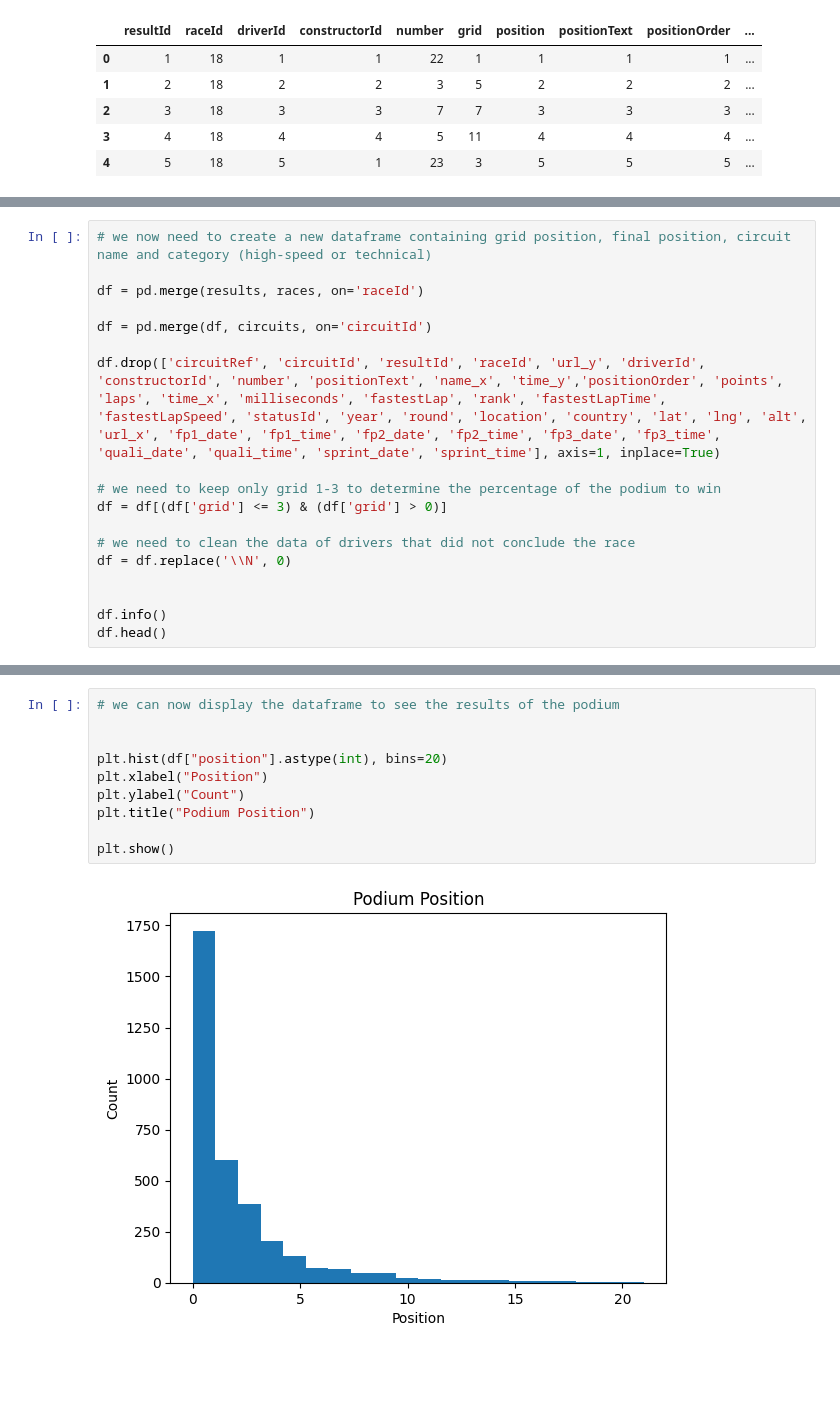
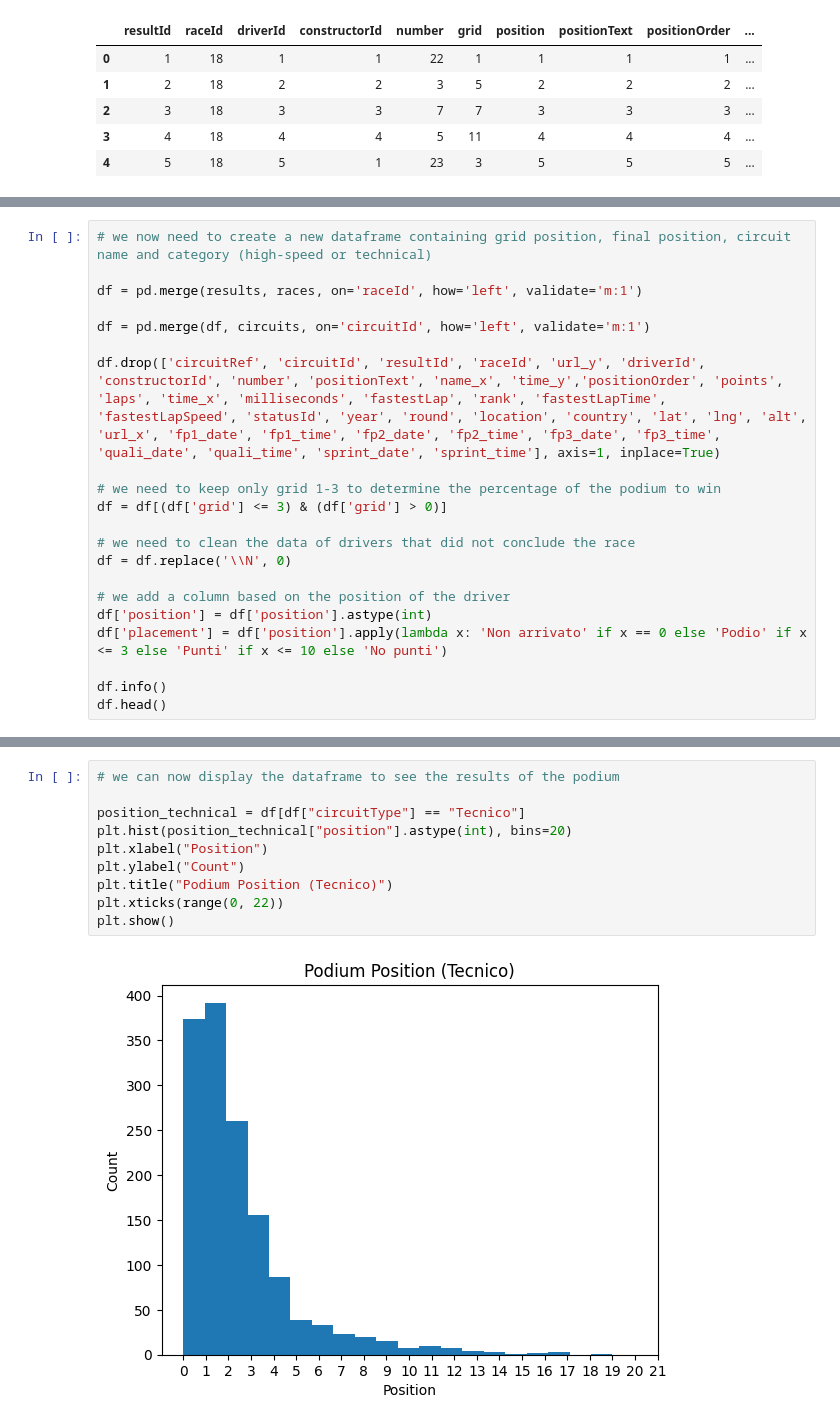
Before and after one commit to Agovvvvv/Formula-1-analysis, a Jupyter notebook: progetto.ipynb, the cells around one changed output, grey strips where cells are left out. Drawn from its saved outputs; the diff is of its cells as text; blank space fills up the shorter version.

```diff
--- a/progetto.ipynb
+++ b/progetto.ipynb
@@ -79,9 +104,9 @@ dtype: int64
 # %%
 # we now need to create a new dataframe containing grid position, final position, circuit name and category (high-speed or technical)
 
-df = pd.merge(results, races, on='raceId')
+df = pd.merge(results, races, on='raceId', how='left', validate='m:1')
 
-df = pd.merge(df, circuits, on='circuitId')
+df = pd.merge(df, circuits, on='circuitId', how='left', validate='m:1')
 
 df.drop(['circuitRef', 'circuitId', 'resultId', 'raceId', 'url_y', 'driverId', 'constructorId', 'number', 'positionText', 'name_x', 'time_y','positionOrder', 'points', 'laps', 'time_x', 'milliseconds', 'fastestLap', 'rank', 'fastestLapTime', 'fastestLapSpeed', 'statusId', 'year', 'round', 'location', 'country', 'lat', 'lng', 'alt', 'url_x', 'fp1_date', 'fp1_time', 'fp2_date', 'fp2_time', 'fp3_date', 'fp3_time', 'quali_date', 'quali_time', 'sprint_date', 'sprint_time'], axis=1, inplace=True)
 
@@ -91,6 +116,9 @@ df = df[(df['grid'] <= 3) & (df['grid'] > 0)]
 # we need to clean the data of drivers that did not conclude the race
 df = df.replace('\\N', 0)
 
+# we add a column based on the position of the driver
+df['position'] = df['position'].astype(int)
+df['placement'] = df['position'].apply(lambda x: 'Non arrivato' if x == 0 else 'Podio' if x <= 3 else 'Punti' if x <= 10 else 'No punti')
 
 df.info()
 df.head()
@@ -115,12 +145,12 @@ memory usage: 132.5+ KB
 # %%
 # we can now display the dataframe to see the results of the podium
 
-
-plt.hist(df["position"].astype(int), bins=20)
+position_technical = df[df["circuitType"] == "Tecnico"]
+plt.hist(position_technical["position"].astype(int), bins=20)
 plt.xlabel("Position")
 plt.ylabel("Count")
-plt.title("Podium Position")
-
+plt.title("Podium Position (Tecnico)")
+plt.xticks(range(0, 22))
 plt.show()
 # %% [output]
-[figure, old version]
+[figure, new version]
```
Also changed, not shown: parts of 18 cells of this notebook, 3 other files.
